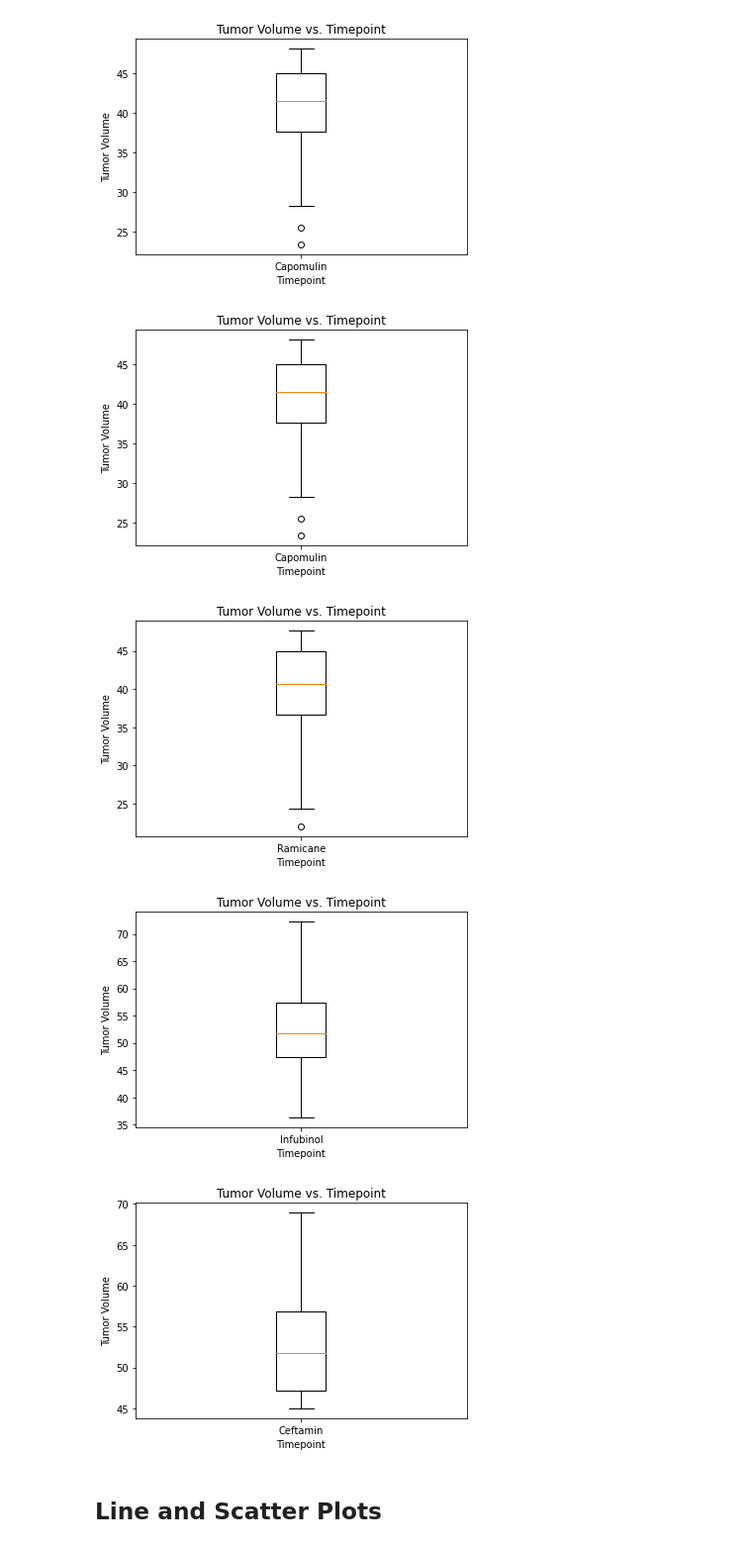
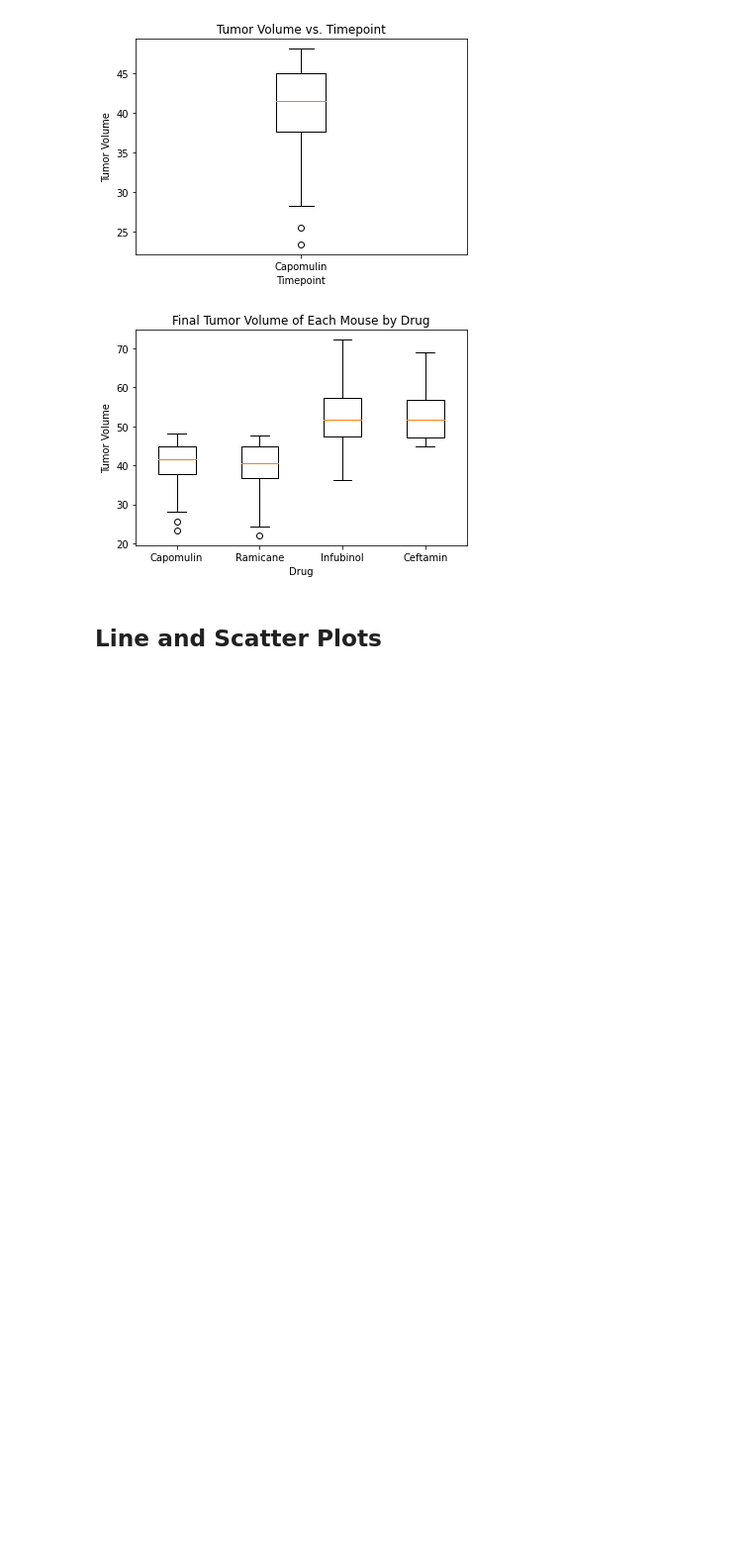
Before and after one commit to nladkins/matplotlib-challenge, a Jupyter notebook: Pymaceuticals/pymaceuticals_starter.ipynb, the cells around one changed output. Shown at 99% size. Drawn from its saved outputs; the diff is of its cells as text; code cells hidden in the pictures; blank space fills up the shorter version.

```diff
--- a/Pymaceuticals/pymaceuticals_starter.ipynb
+++ b/Pymaceuticals/pymaceuticals_starter.ipynb
@@ -356,24 +362,34 @@ plt.show()
 [figure]
 # %%
 # Generate a box plot of the final tumor volume of each mouse across four regimens of interest
-drugs_4 = ["Capomulin", "Ramicane", "Infubinol", "Ceftamin"]
-for drug in drugs_4:
-    drugs = cleaned_df.loc[cleaned_df["Drug_Regimen"] == drug, :]
-    box_vol1 = drugs["Tumor_Volume"]
-    box_tp = drugs["Timepoint"]
+drug_focus = ["Capomulin","Ramicane","Infubinol","Ceftamin"]
 
-    fig1, ax1 = plt.subplots()
-    ax1.set_title("Tumor Volume vs. Timepoint")
-    ax1.set_ylabel("Tumor Volume")
-    ax1.set_xlabel("Timepoint")
+# Capture timepoint and tumor volume values across drugs of interest.
+capo = cleaned_df.loc[cleaned_df["Drug_Regimen"] == "Capomulin", :]
+capo_vol1 = capo["Tumor_Volume"]
+capo_tp = capo["Timepoint"]
+ram = cleaned_df.loc[cleaned_df["Drug_Regimen"] == "Ramicane", :]
+ram_vol1 = ram["Tumor_Volume"]
+ram_tp = ram["Timepoint"]
+inf = cleaned_df.loc[cleaned_df["Drug_Regimen"] == "Infubinol", :]
+inf_vol1 = inf["Tumor_Volume"]
+inf_tp = inf["Timepoint"]
+ceft = cleaned_df.loc[cleaned_df["Drug_Regimen"] == "Ceftamin", :]
+ceft_vol1 = ceft["Tumor_Volume"]
+ceft_tp = ceft["Timepoint"]
 
-    plt.boxplot(box_vol1, labels=[drug])
-    plt.show()
+box_vol1 = [capo_vol1, ram_vol1, inf_vol1, ceft_vol1]
+
+
+fig1, ax1 = plt.subplots()
+ax1.set_title("Final Tumor Volume of Each Mouse by Drug")
+ax1.set_ylabel("Tumor Volume")
+ax1.set_xlabel("Drug")
+
+ax1.boxplot(box_vol1, labels=drug_focus)
+plt.show()
 # %% [output]
-[figure, old version]
+[figure, new version]
-[figure, removed]
-[figure, removed]
-[figure, removed]
 # %% [markdown]
 ## Line and Scatter Plots
 # %%
```
Also changed, not shown: parts of 6 cells of this notebook.
